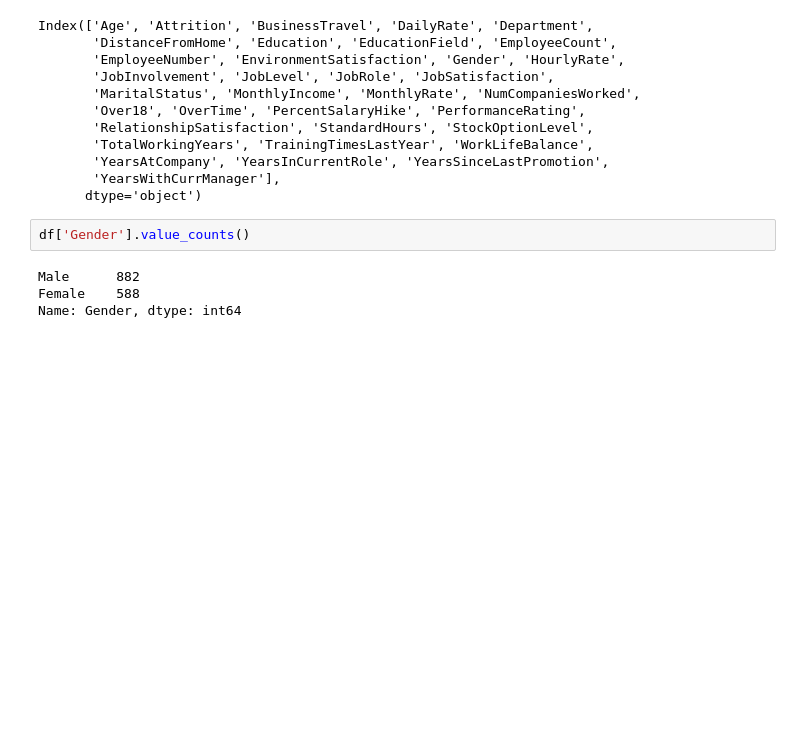
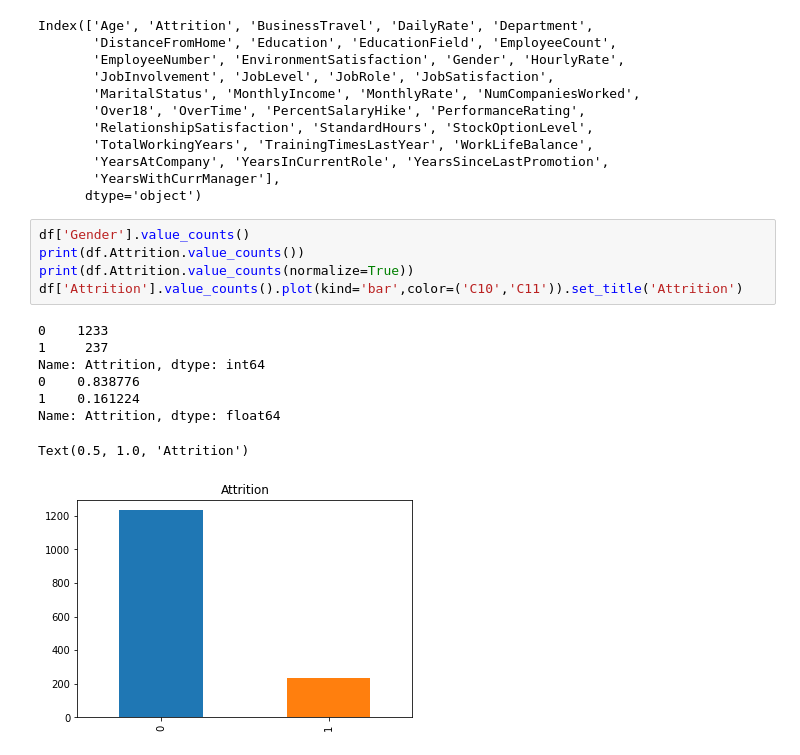
Before and after one commit to Shambhurajdesai/Data-analysis, a Jupyter notebook: Untitled2.ipynb, the cells around one changed output. Cells and saved outputs as stored; diff of their text form; blank space fills up the shorter version.

```diff
--- a/Untitled2.ipynb
+++ b/Untitled2.ipynb
@@ -80,9 +82,17 @@ Index(['Age', 'Attrition', 'BusinessTravel', 'DailyRate', 'Department',
        'YearsAtCompany', 'YearsInCurrentRole', 'YearsSinceLastPromotion',
        'YearsWithCurrManager'],
       dtype='object')
-# %%
-df['Gender'].value_counts()
-# %% [output]
-Male      882
-Female    588
-Name: Gender, dtype: int64
+# %%
+df['Gender'].value_counts()
+print(df.Attrition.value_counts())
+print(df.Attrition.value_counts(normalize=True))
+df['Attrition'].value_counts().plot(kind='bar',color=('C10','C11')).set_title('Attrition')
+# %% [output]
+0    1233
+1     237
+Name: Attrition, dtype: int64
+0    0.838776
+1    0.161224
+Name: Attrition, dtype: float64
+Text(0.5, 1.0, 'Attrition')
+[figure, added]
```
Also changed, not shown: parts of 3 cells of this notebook.
